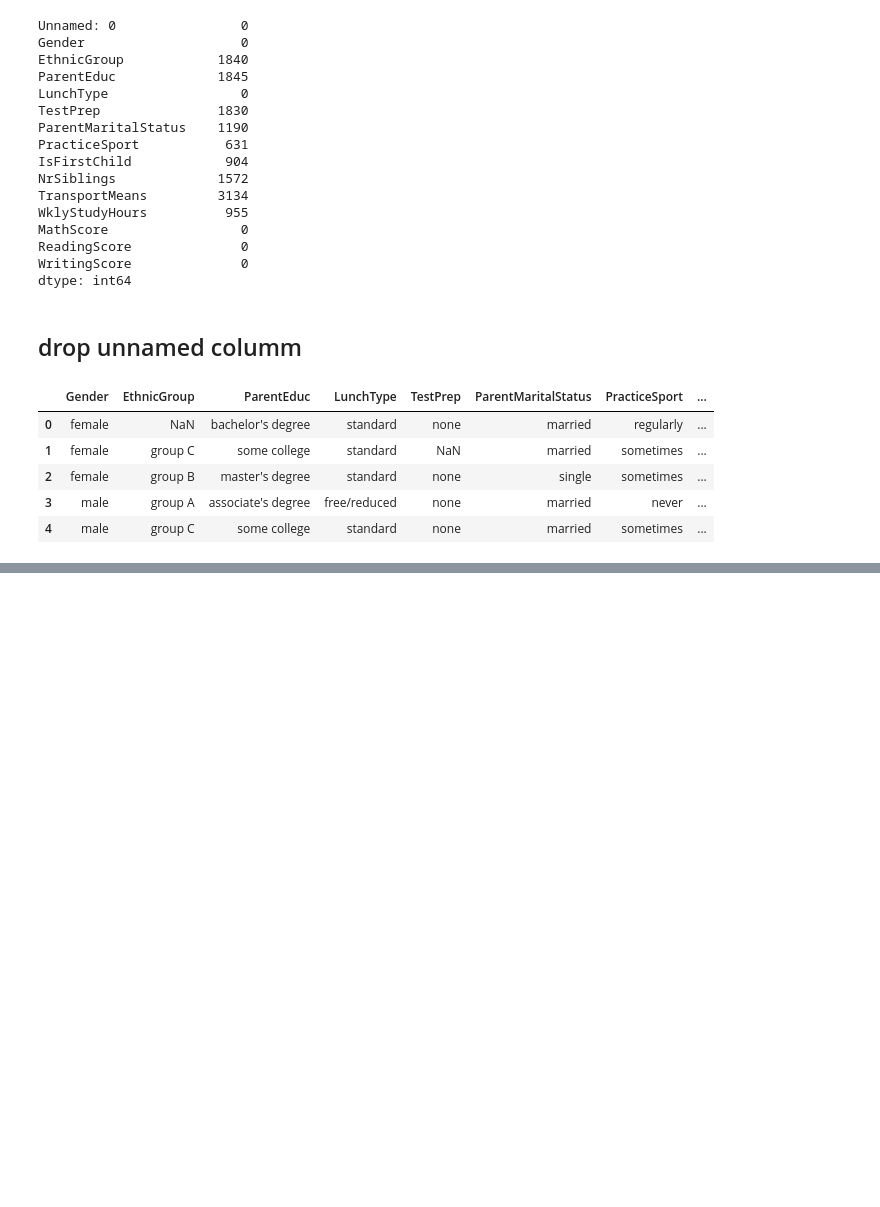
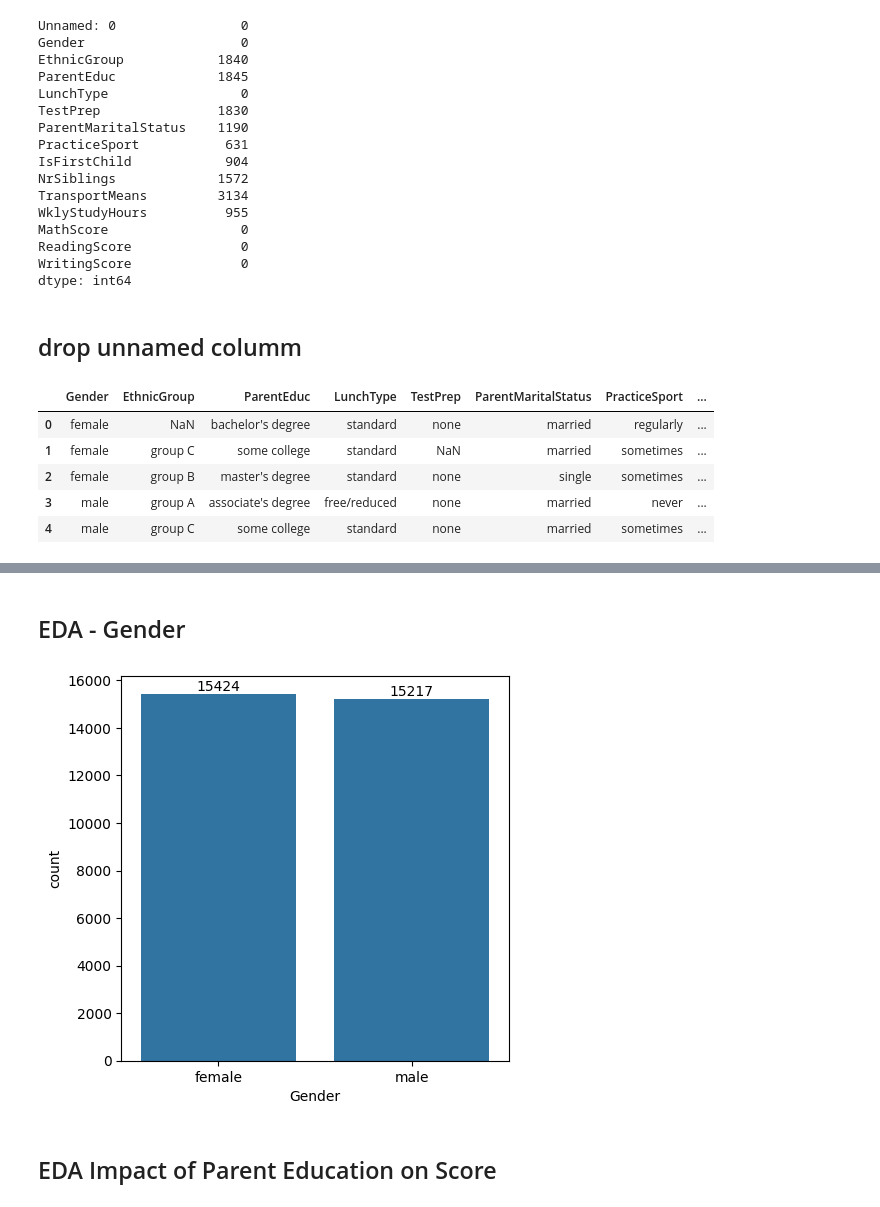
Before and after one commit to de-niks/student_results, a Jupyter notebook: student_results.ipynb, the cells around one changed output, grey strips where cells are left out. Cells and saved outputs as stored; diff of their text form; code cells hidden in the pictures; blank space fills up the shorter version.

```diff
--- a/student_results.ipynb
+++ b/student_results.ipynb
@@ -88,0 +91,3 @@ df.head()
+# %%
+df["WklyStudyHours"] = df["WklyStudyHours"].str.replace("05-Oct","5-10")
+df.head()
@@ -88,0 +101,11 @@ df.head()
+# %% [markdown]
+## EDA - Gender
+# %%
+plt.figure(figsize = (5,5))
+ax = sns.countplot(data = df , x= "Gender")
+ax.bar_label(ax.containers[0])
+plt.show()
+# %% [output]
+[figure, added]
+# %% [markdown]
+## EDA Impact of Parent Education on Score
```
Also changed, not shown: parts of 12 cells of this notebook.
